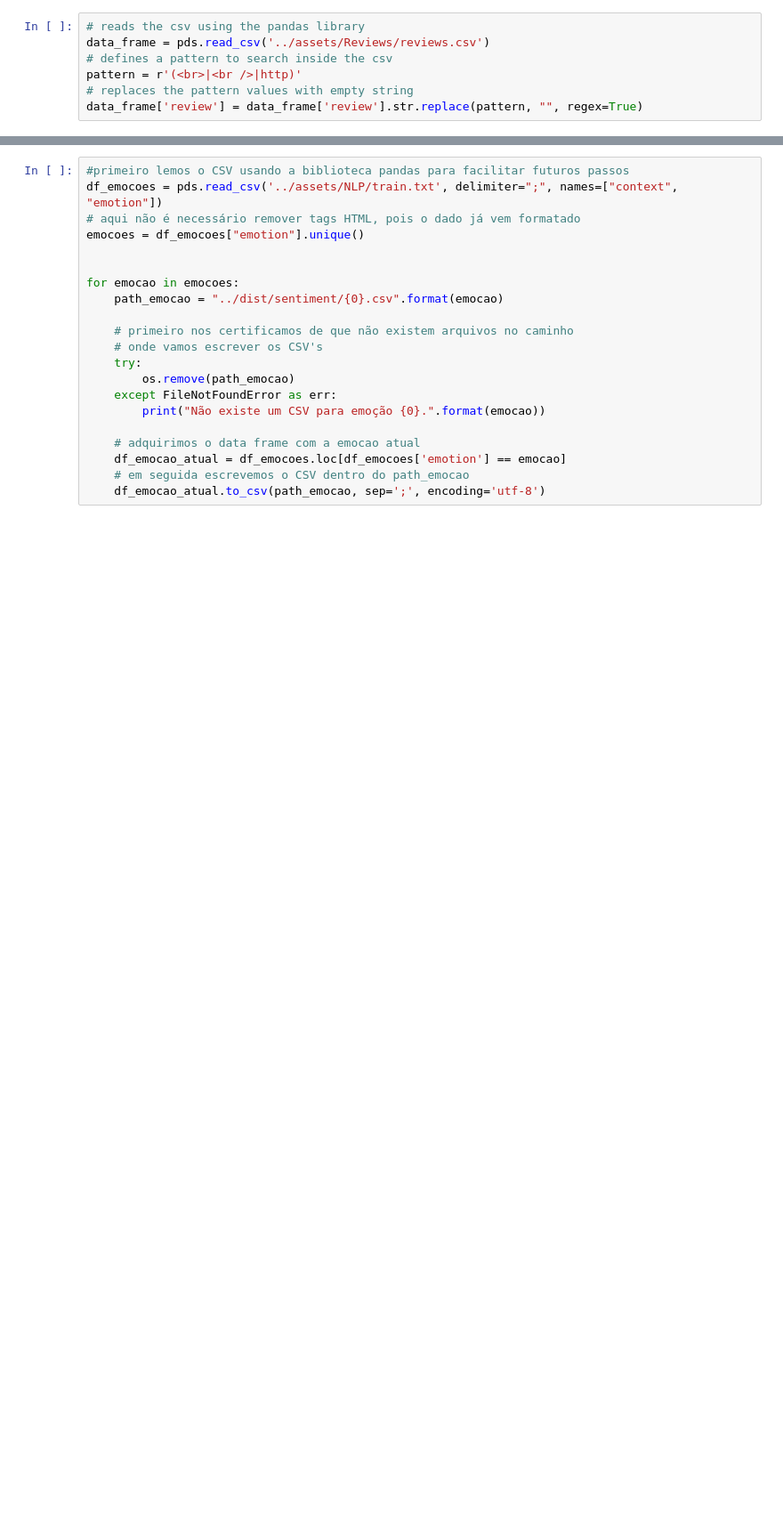
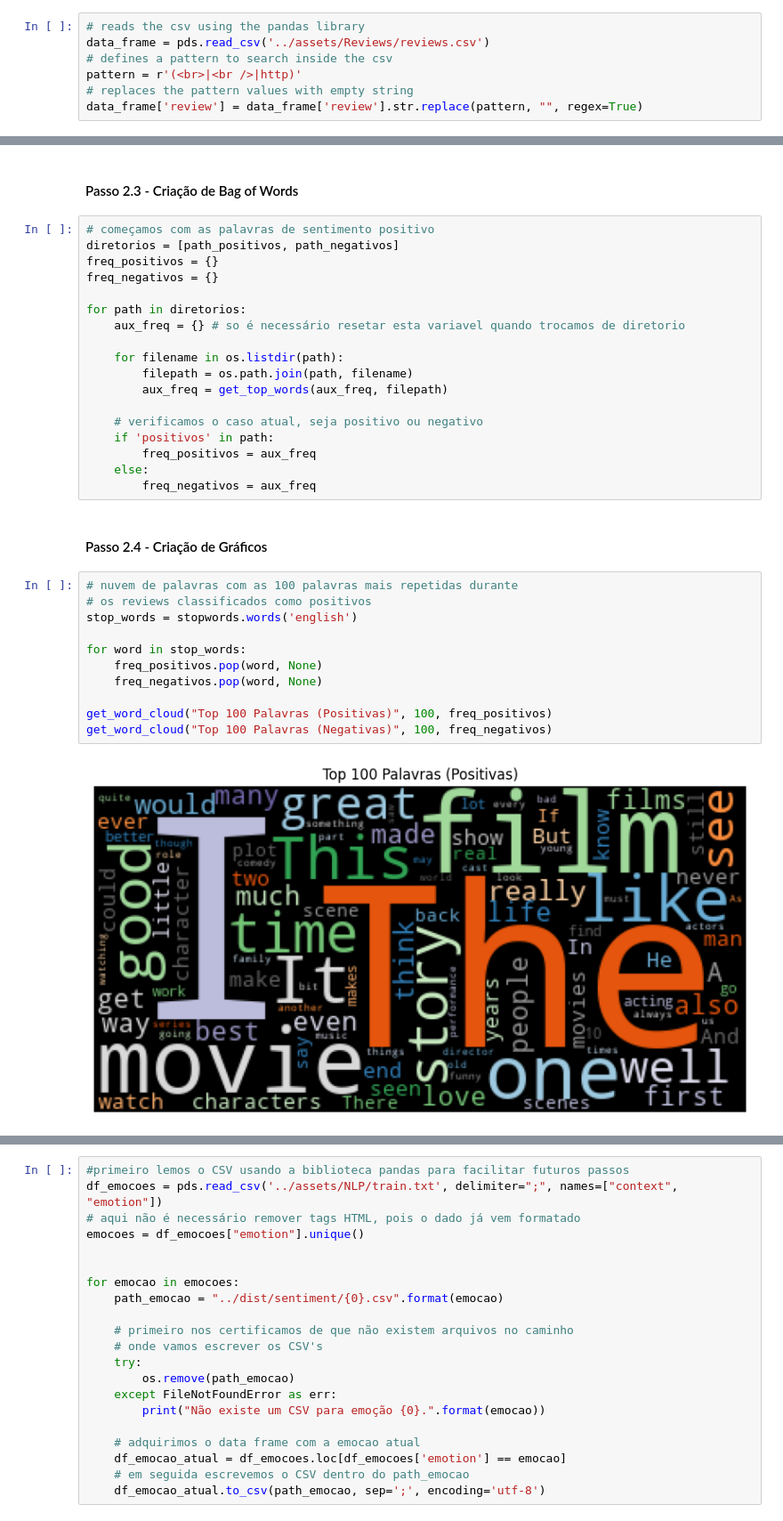
Before and after one commit to breno-fil/imdb-reviews, a Jupyter notebook: src/code/IMDBReviews.ipynb, the cells around one changed output, grey strips where cells are left out. Shown at 89% size. Saved outputs shown, nothing was run; the diff lists cells and outputs as text; blank space fills up the shorter version.

Commit message:
brenofil - contagem de palavras de cada review

```diff
--- a/src/code/IMDBReviews.ipynb
+++ b/src/code/IMDBReviews.ipynb
@@ -55,0 +156,35 @@ data_frame['review'] = data_frame['review'].str.replace(pattern, "", regex=True)
+# %% [markdown]
+#### Passo 2.3 - Criação de Bag of Words
+# %%
+# começamos com as palavras de sentimento positivo
+diretorios = [path_positivos, path_negativos]
+freq_positivos = {}
+freq_negativos = {}
+
+for path in diretorios:
+    aux_freq = {} # so é necessário resetar esta variavel quando trocamos de diretorio
+
+    for filename in os.listdir(path):
+        filepath = os.path.join(path, filename)
+        aux_freq = get_top_words(aux_freq, filepath)
+
+    # verificamos o caso atual, seja positivo ou negativo
+    if 'positivos' in path:
+        freq_positivos = aux_freq
+    else:
+        freq_negativos = aux_freq
+# %% [markdown]
+#### Passo 2.4 - Criação de Gráficos
+# %%
+# nuvem de palavras com as 100 palavras mais repetidas durante
+# os reviews classificados como positivos
+stop_words = stopwords.words('english')
+
+for word in stop_words:
+    freq_positivos.pop(word, None)
+    freq_negativos.pop(word, None)
+
+get_word_cloud("Top 100 Palavras (Positivas)", 100, freq_positivos)
+get_word_cloud("Top 100 Palavras (Negativas)", 100, freq_negativos)
+# %% [output]
+[figure, added]
```
Also changed, not shown: parts of 18 cells of this notebook, 4 other files.
